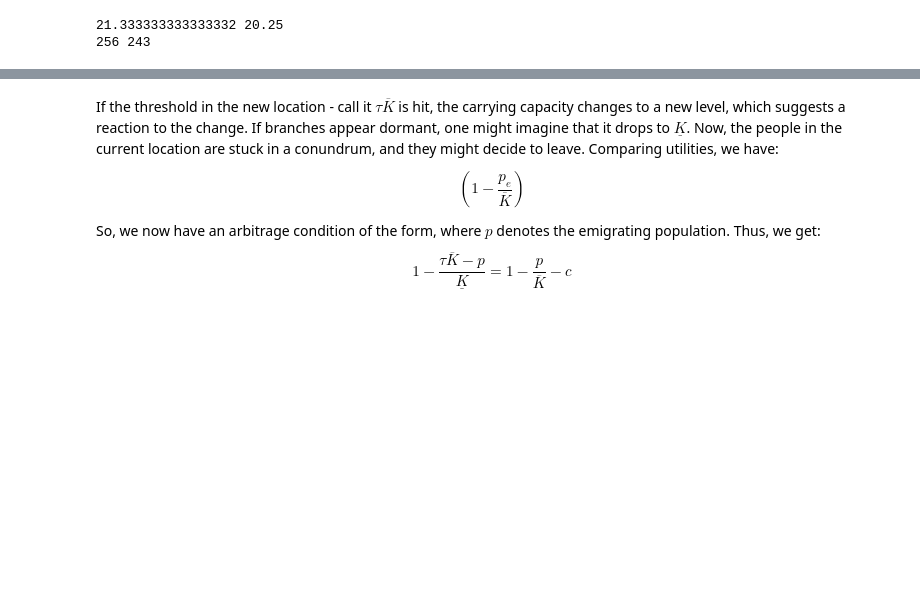
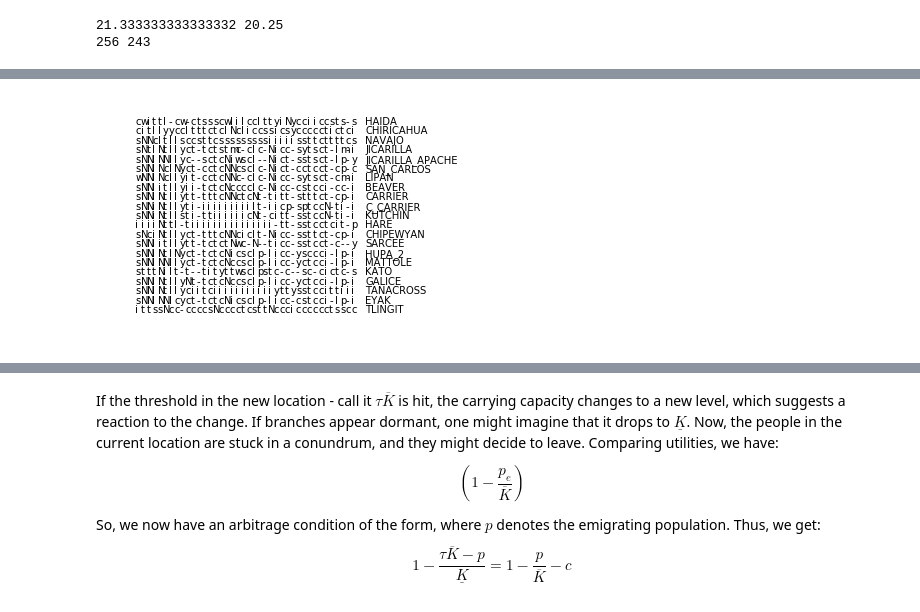
Before and after one commit to mbaker21231/InstEvo, a Jupyter notebook: Writeup/AgeArea/ArticleGraph.ipynb, the cells around one changed output, grey strips where cells are left out. Saved outputs shown, nothing was run; the diff lists cells and outputs as text; code cells hidden in the pictures; blank space fills up the shorter version.

```diff
--- a/Writeup/AgeArea/ArticleGraph.ipynb
+++ b/Writeup/AgeArea/ArticleGraph.ipynb
@@ -779,0 +844,15 @@ Here, let's see if we can decide how we want the micro foundations to work.
+# %%
+Foo=np.matrix(Slice[NDTreeObj.words])
+Pholder=np.chararray((np.shape(Foo)[0],np.shape(Foo)[1]))
+for i in range(0,np.shape(Foo)[1]):
+    for j in range(0,np.shape(Foo)[0]):
+        Pholder[j,i]=genclass(Foo[j,i])
+# %%
+X=[]
+Y=[]
+Label=[]
+for i in range(0,np.shape(Pholder)[0]):
+    for j in range(0,np.shape(Pholder)[1]):
+        X.append(j)
+        Y.append(i)
+        Label.append(Pholder[i,j].decode('utf-8'))
@@ -779,0 +861,28 @@ Here, let's see if we can decide how we want the micro foundations to work.
+# %%
+plt.scatter(X,Y,s=100,facecolors='none',edgecolors='none')
+
+offset=-.5
+for label, x, y in zip(Label,X,Y):
+    plt.annotate(label,xy=(x+offset,y))
+
+namelist=list(np.array(Slice['name']).flatten())
+
+ycoord=np.shape(Pholder)[0]-1
+for name in namelist:
+    plt.annotate(name,xy=(np.shape(Pholder)[1]+1,ycoord))
+    ycoord = ycoord - 1
+
+cwd = os.getcwd()
+
+if 'Writeup' not in cwd:
+    writeup = cwd+'\\Writeup'
+    os.chdir(writeup)
+else:
+    pass
+
+plt.scatter(55, 21, s=0)
+plt.axis('off')
+
+plt.savefig('AncillaryFiles//GenCode.png', format='png', dpi=1000)
+# %% [output]
+[figure, added]
```
Also changed, not shown: parts of 10 cells of this notebook, 17 other files.
